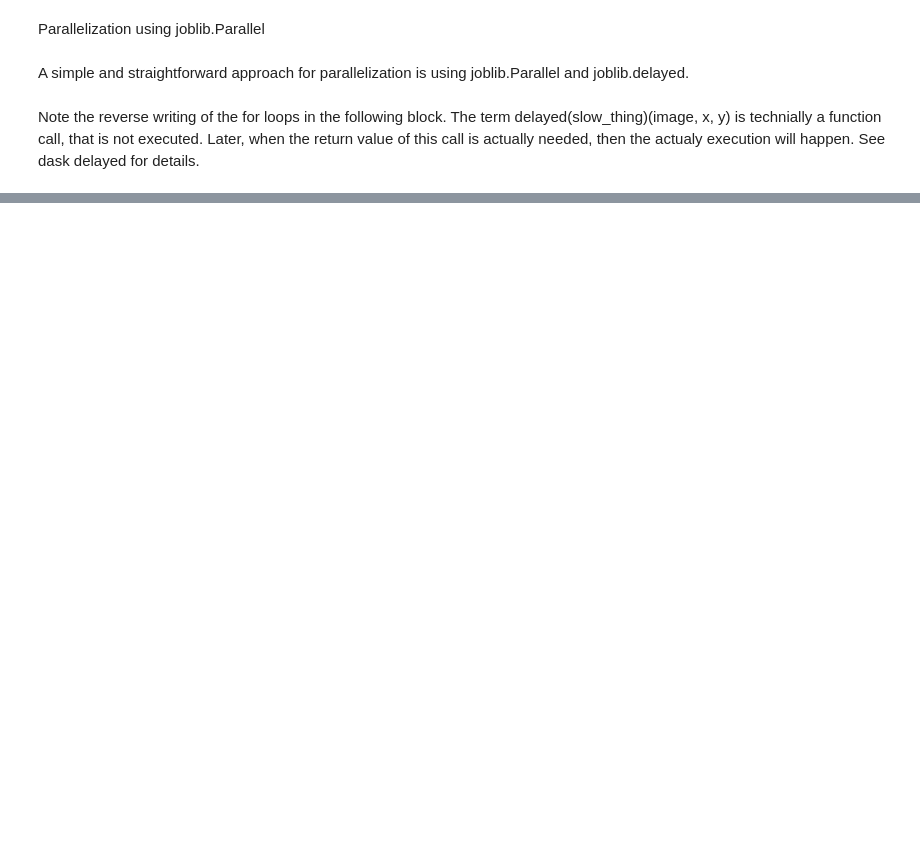
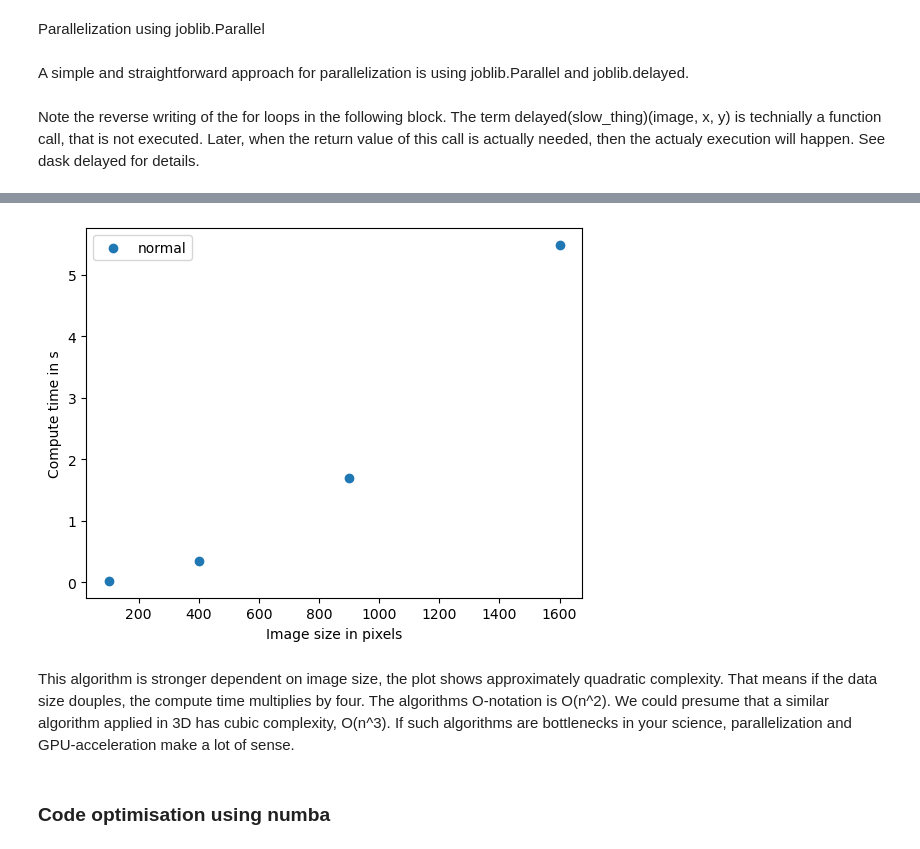
Before and after one commit to jazwilson/haesleinhuepf_bioimageanalysis, a Jupyter notebook: haesleinhuepf_bioimageanalysis_python/notebooks/02_python_advanced/01_python_advanced.ipynb, the cells around one changed output, grey strips where cells are left out. Drawn from its saved outputs; the diff is of its cells as text; code cells hidden in the pictures; blank space fills up the shorter version.

```diff
--- a/haesleinhuepf_bioimageanalysis_python/notebooks/02_python_advanced/python_advanced.ipynb
+++ b/haesleinhuepf_bioimageanalysis_python/notebooks/02_python_advanced/01_python_advanced.ipynb
@@ -265,0 +352,13 @@ def process_image_parallel(image):
+# %%
+def silly_sum(image):
+    # Silly algorithm for wasting compute time
+    sum = 0
+    for i in range(image.shape[1]):
+        for j in range(image.shape[0]):
+            for k in range(image.shape[0]):
+                for l in range(image.shape[0]):
+                    sum = sum + image[i,j] - k + l
+        sum = sum + i
+        image[i, j] = sum / image.shape[1] / image.shape[0]
+# %%
+benchmark_data_silly_sum = benchmark(silly_sum)
@@ -265,0 +374,12 @@ def process_image_parallel(image):
+# %%
+plt.scatter(benchmark_data_silly_sum[:,0] ** 2, benchmark_data_silly_sum[:,1])
+plt.legend(["normal"])
+plt.xlabel("Image size in pixels")
+plt.ylabel("Compute time in s")
+plt.show()
+# %% [output]
+[figure, added]
+# %% [markdown]
+This algorithm is stronger dependent on image size, the plot shows approximately quadratic complexity. That means if the data size douples, the compute time multiplies by four. The algorithms O-notation is O(n^2). We could presume that a similar algorithm applied in 3D has cubic complexity, O(n^3). If such algorithms are bottlenecks in your science, parallelization and GPU-acceleration make a lot of sense.
+# %% [markdown]
+### Code optimisation using numba
```
Also changed, not shown: parts of 21 cells of this notebook, 1 other file.
